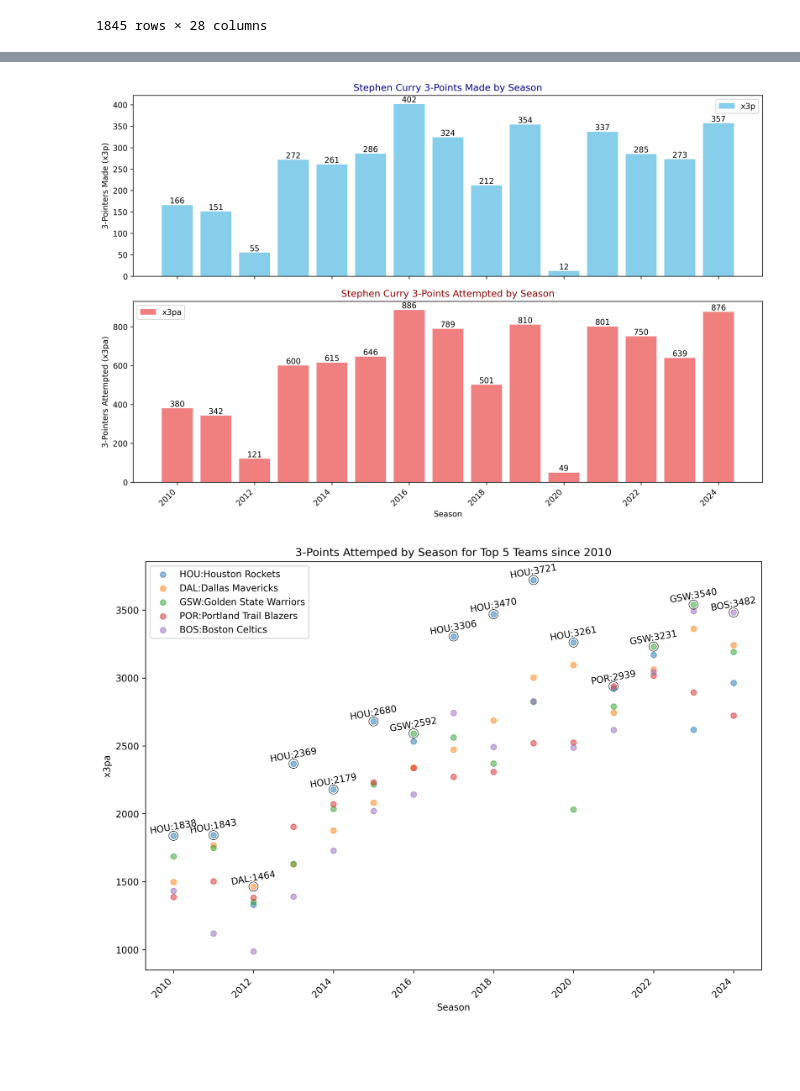
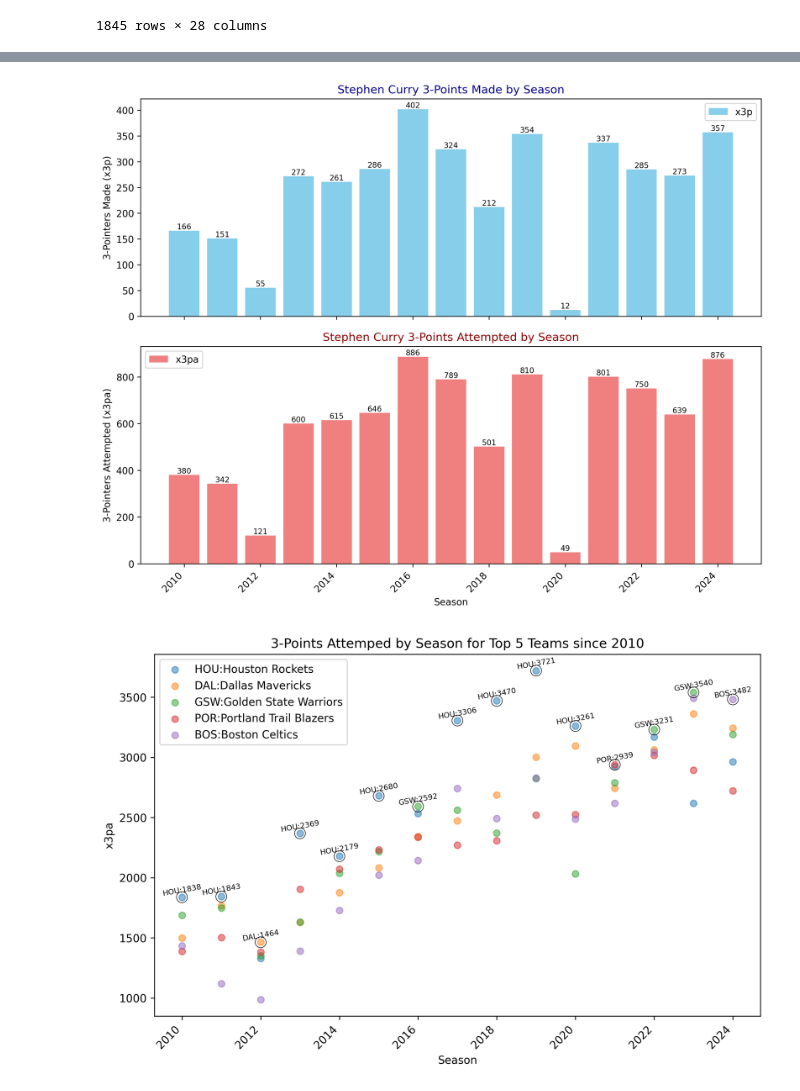
Before and after one commit to ThiwakornC/Spotter-NBA, a Jupyter notebook: Spotter_NBAStats_Main.ipynb, the cells around one changed output, grey strips where cells are left out. Saved outputs shown, nothing was run; the diff lists cells and outputs as text; code cells hidden in the pictures; blank space fills up the shorter version.

```diff
--- a/Spotter_NBAStats_Main.ipynb
+++ b/Spotter_NBAStats_Main.ipynb
@@ -88,39 +88,39 @@ grouped_x3p = stephen_curry_data.groupby('season')['x3p'].sum()
 grouped_x3pa = stephen_curry_data.groupby('season')['x3pa'].sum()
 
 # Create the figure and axes
-fig, axes = plt.subplots(2, 1, figsize=(12, 8), sharex=True, dpi=300)
+fig, axes = plt.subplots(2, 1, figsize=(10, 8), sharex=True, dpi=300)
 
 # Plot x3p on axes1 with values on bars
 bars1 = axes[0].bar(grouped_x3p.index, grouped_x3p.values, color='skyblue', label='x3p')
 axes[0].set_ylabel('3-Pointers Made (x3p)')
 axes[0].set_title('Stephen Curry 3-Points Made by Season', color='darkblue')
 axes[0].legend()
 
 # Add values on top of bars for x3p
 for bar in bars1:
     height = bar.get_height()
-    axes[0].text(bar.get_x() + bar.get_width() / 2, height, int(height), ha='center', va='bottom')
+    axes[0].text(bar.get_x() + bar.get_width() / 2, height, int(height), ha='center', va='bottom',size=8)
 
 # Plot x3pa on axes2 with values on bars
 bars2 = axes[1].bar(grouped_x3pa.index, grouped_x3pa.values, color='lightcoral', label='x3pa')
 axes[1].set_xlabel('Season')
 axes[1].set_ylabel('3-Pointers Attempted (x3pa)')
 axes[1].set_title('Stephen Curry 3-Points Attempted by Season', color='darkred')
 axes[1].legend()
 
 # Add values on top of bars for x3pa
 for bar in bars2:
     height = bar.get_height()
-    axes[1].text(bar.get_x() + bar.get_width() / 2, height, int(height), ha='center', va='bottom')
+    axes[1].text(bar.get_x() + bar.get_width() / 2, height, int(height), ha='center', va='bottom',size=8)
 
 # Rotate x-axis labels for better readability
 plt.xticks(rotation=45, ha='right')
 
 # Adjust layout and show the plot
 plt.tight_layout()
 plt.show()
 # %% [output]
-[figure, old version]
+[figure, new version]
 # %%
 # Filter data for seasons since 2010
 filtered_df = df_teamtotal[df_teamtotal['season'] >= 2010]
@@ -141,7 +141,7 @@ highest_x3pa_each_season = filtered_df.loc[filtered_df.groupby('season')['x3pa']
 team_abbreviations = dict(zip(df_teamtotal['team'], df_teamtotal['abbreviation']))
 
 # Create the scatter plot
-plt.figure(figsize=(12, 8), dpi=300)
+plt.figure(figsize=(10, 6), dpi=300)
 
 # Create a dictionary to store legend handles and colors
 legend_handles = {}
@@ -162,7 +162,7 @@ for index, row in highest_x3pa_each_season.iterrows():
     plt.scatter(row['season'], row['x3pa'], linewidths=0.5, s=100,
                 edgecolors='black', facecolors='none')  # Highlight with black border
     text = f"{abbreviation}:{int(row['x3pa'])}"  # Format as x3pa:abbreviation
-    plt.text(row['season'], row['x3pa'], text, ha='center', va='bottom', rotation=10)
+    plt.text(row['season'], row['x3pa'], text, ha='center', va='bottom', rotation=10,size=7)
 
 # Add labels and title
 plt.xlabel('Season')
@@ -180,4 +180,4 @@ plt.legend(handles, legend_labels, loc='best')  # Use stored handles and labels
 # Show the plot
 plt.show()
 # %% [output]
-[figure, old version]
+[figure, new version]
```
